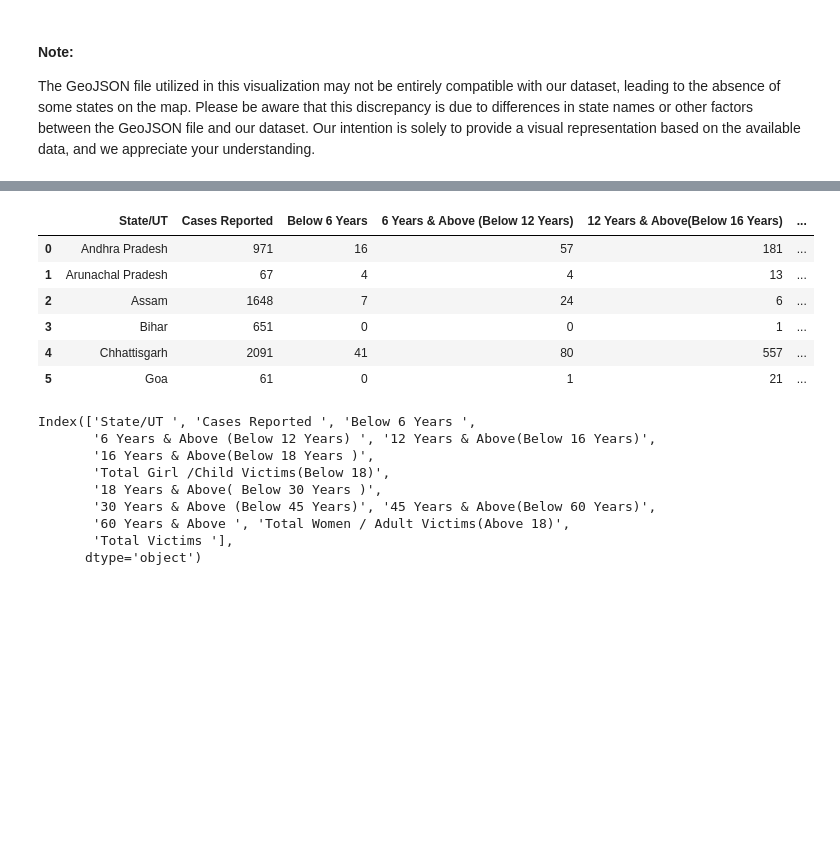
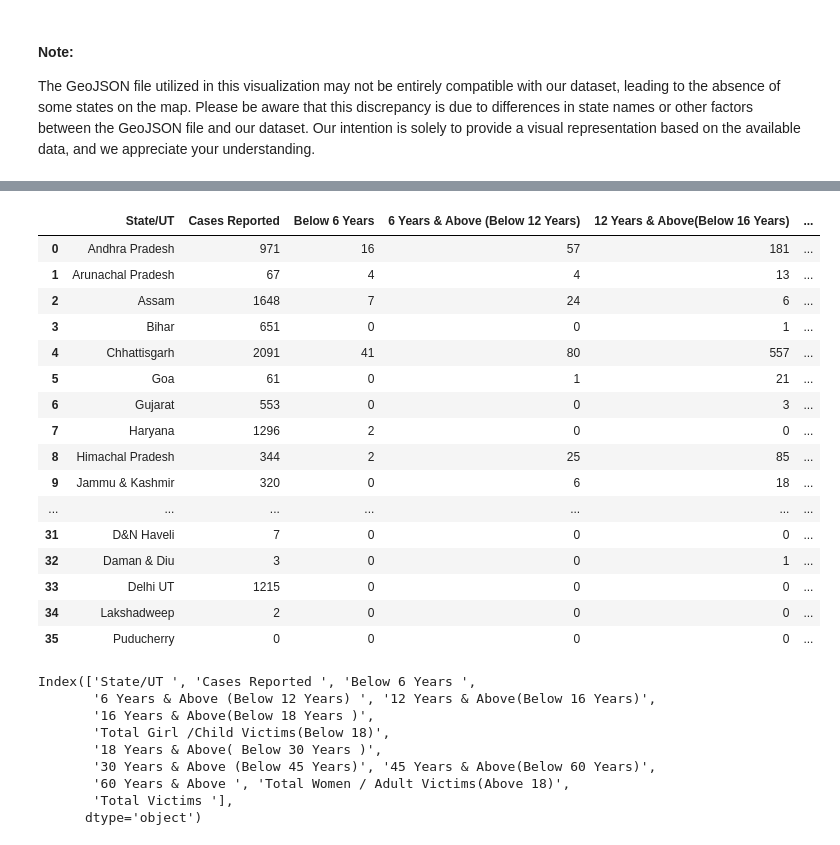
Before and after one commit to RajeevG187/Breaking-The-Scilence, a Jupyter notebook: DS250_project_EDA.ipynb, the cells around one changed output, grey strips where cells are left out. Saved outputs shown, nothing was run; the diff lists cells and outputs as text; code cells hidden in the pictures; blank space fills up the shorter version.

```diff
--- a/DS250_project_EDA.ipynb
+++ b/DS250_project_EDA.ipynb
@@ -706,14 +721,24 @@ plt.show()
 [figure]
 # %%
-Rape_under_Different_age_groups_2018.head(6)
+Rape_under_Different_age_groups_2018
 # %% [output]
 |  | State/UT | Cases Reported | Below 6 Years | 6 Years & Above (Below 12 Years) | 12 Years & Above(Below 16 Years) | ... |
 | 0 | Andhra Pradesh | 971 | 16 | 57 | 181 | ... |
 | 1 | Arunachal Pradesh | 67 | 4 | 4 | 13 | ... |
 | 2 | Assam | 1648 | 7 | 24 | 6 | ... |
 | 3 | Bihar | 651 | 0 | 0 | 1 | ... |
 | 4 | Chhattisgarh | 2091 | 41 | 80 | 557 | ... |
 | 5 | Goa | 61 | 0 | 1 | 21 | ... |
+| 6 | Gujarat | 553 | 0 | 0 | 3 | ... |
+| 7 | Haryana | 1296 | 2 | 0 | 0 | ... |
+| 8 | Himachal Pradesh | 344 | 2 | 25 | 85 | ... |
+| 9 | Jammu & Kashmir | 320 | 0 | 6 | 18 | ... |
+| ... | ... | ... | ... | ... | ... | ... |
+| 31 | D&N Haveli | 7 | 0 | 0 | 0 | ... |
+| 32 | Daman & Diu | 3 | 0 | 0 | 1 | ... |
+| 33 | Delhi UT | 1215 | 0 | 0 | 0 | ... |
+| 34 | Lakshadweep | 2 | 0 | 0 | 0 | ... |
+| 35 | Puducherry | 0 | 0 | 0 | 0 | ... |
 # %%
 Rape_under_Different_age_groups_2018.columns
 # %% [output]
```
Also changed, not shown: parts of 44 cells of this notebook.
